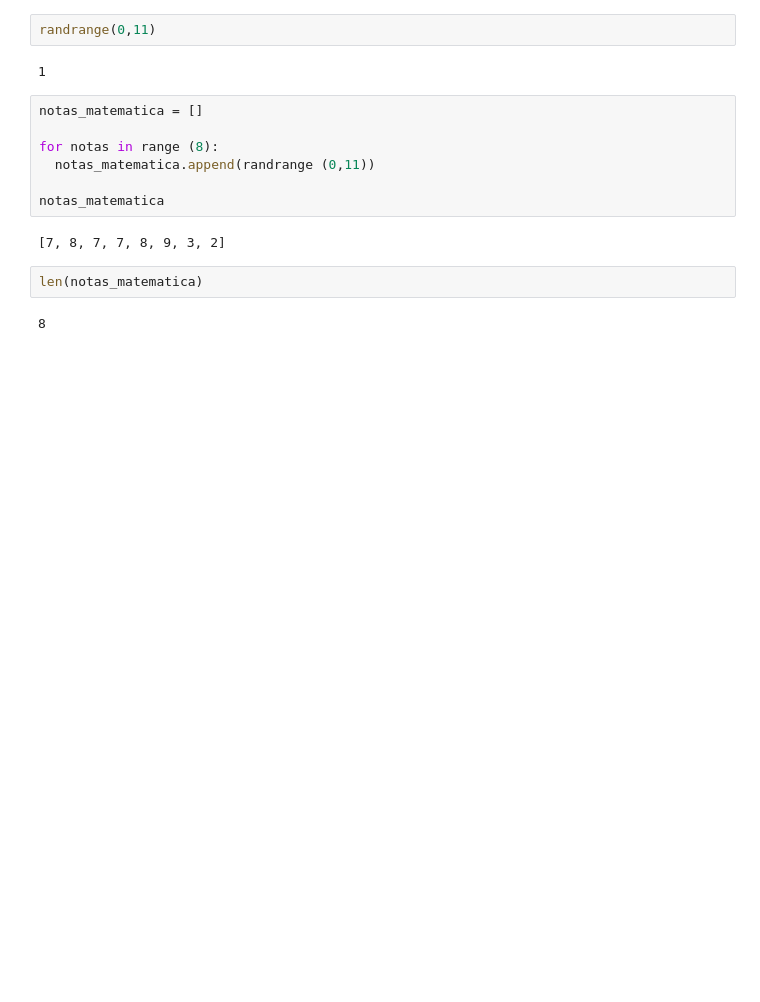
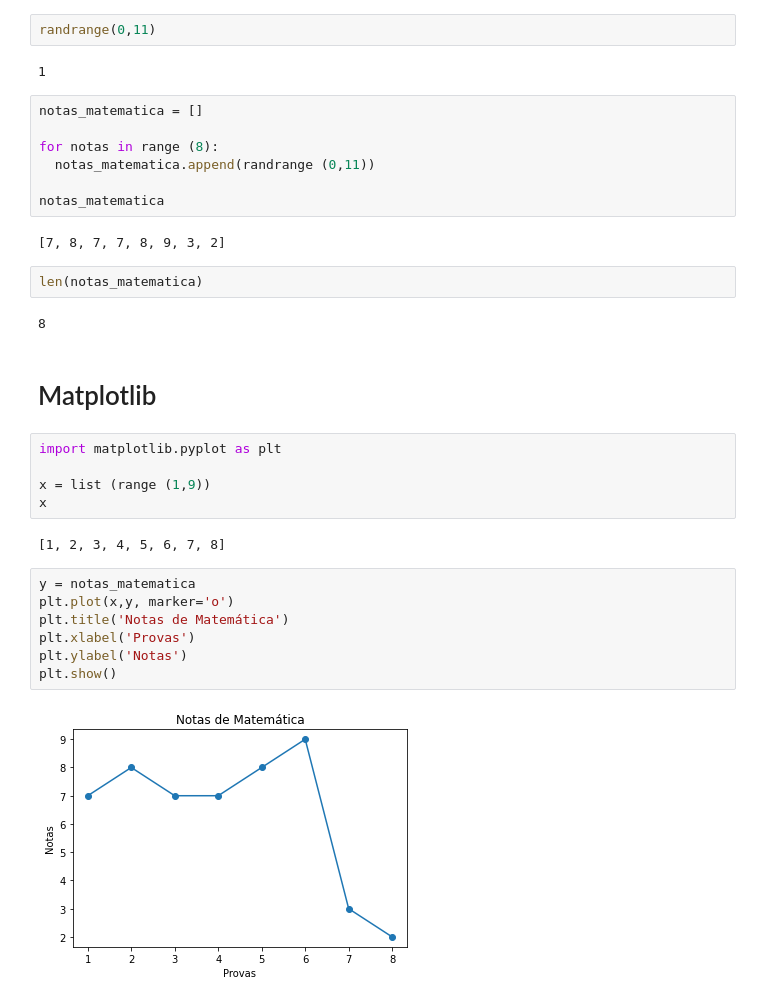
Before and after one commit to ReBorges21/curso-alura, a Jupyter notebook: Lógica_de_Programação.ipynb, the cells around one changed output. Saved outputs shown, nothing was run; the diff lists cells and outputs as text; blank space fills up the shorter version.

```diff
--- a/Lógica_de_Programação.ipynb
+++ b/Lógica_de_Programação.ipynb
@@ -261,3 +261,21 @@ notas_matematica
 len(notas_matematica)
 # %% [output]
 8
+# %% [markdown]
+# Matplotlib
+# %%
+import matplotlib.pyplot as plt
+
+x = list (range (1,9))
+x
+# %% [output]
+[1, 2, 3, 4, 5, 6, 7, 8]
+# %%
+y = notas_matematica
+plt.plot(x,y, marker='o')
+plt.title('Notas de Matemática')
+plt.xlabel('Provas')
+plt.ylabel('Notas')
+plt.show()
+# %% [output]
+[figure, added]
```
Also changed, not shown: parts of 1 cell of this notebook.
